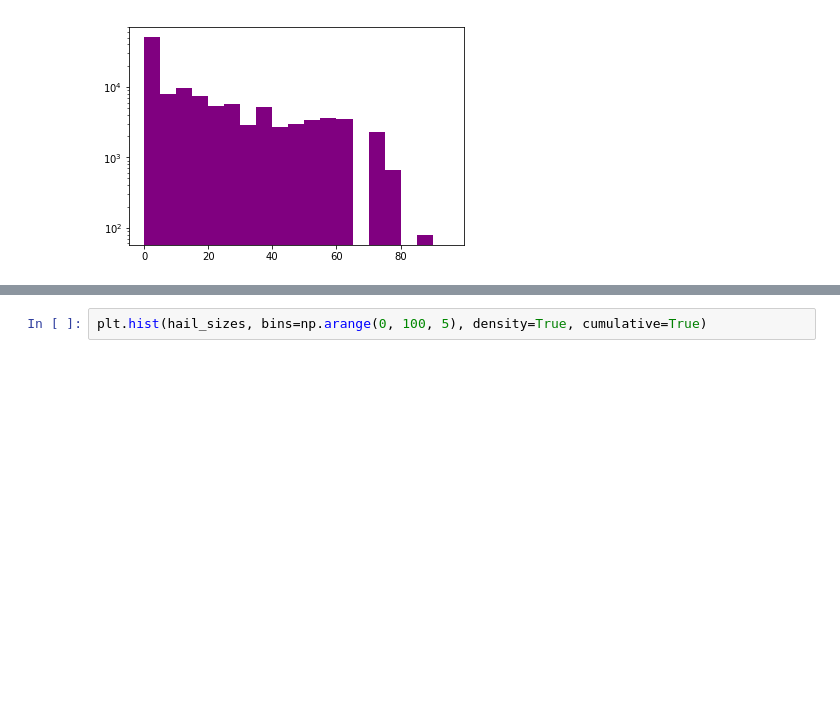
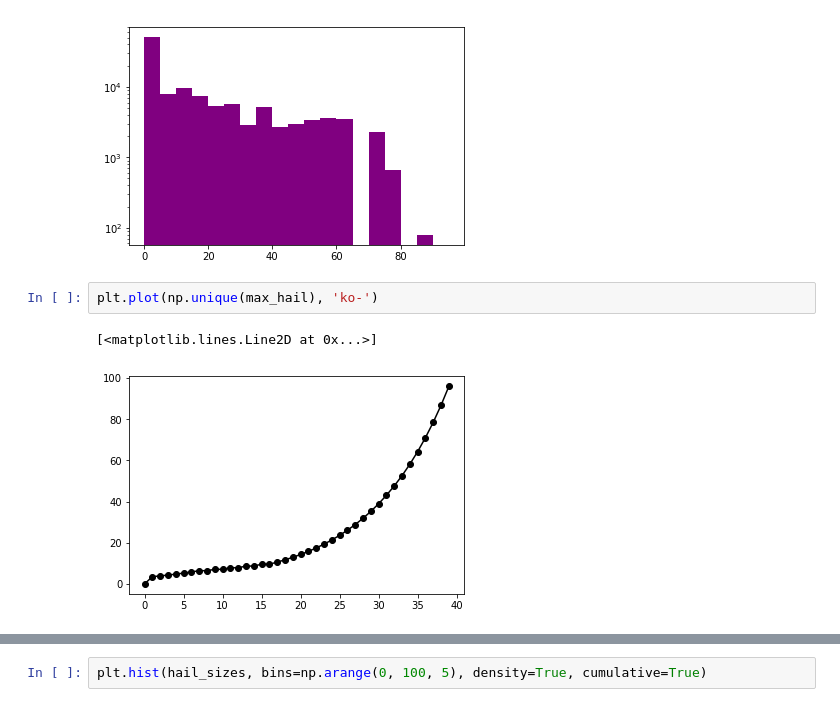
Before and after one commit to djgagne/deepsky, a Jupyter notebook: notebooks/ThompsonHail.ipynb, the cells around one changed output, grey strips where cells are left out. Saved outputs shown, nothing was run; the diff lists cells and outputs as text; blank space fills up the shorter version.

```diff
--- a/notebooks/ThompsonHail.ipynb
+++ b/notebooks/ThompsonHail.ipynb
@@ -115,3 +113,8 @@ plt.hist(max_hail, bins=np.arange(0, 100, 5), color='purple', density=False)
 plt.gca().set_yscale("log")
 # %% [output]
 [figure]
+# %%
+plt.plot(np.unique(max_hail), 'ko-')
+# %% [output]
+[<matplotlib.lines.Line2D at 0x...>]
+[figure, added]
```
Also changed, not shown: parts of 26 cells of this notebook, 1 other file.
